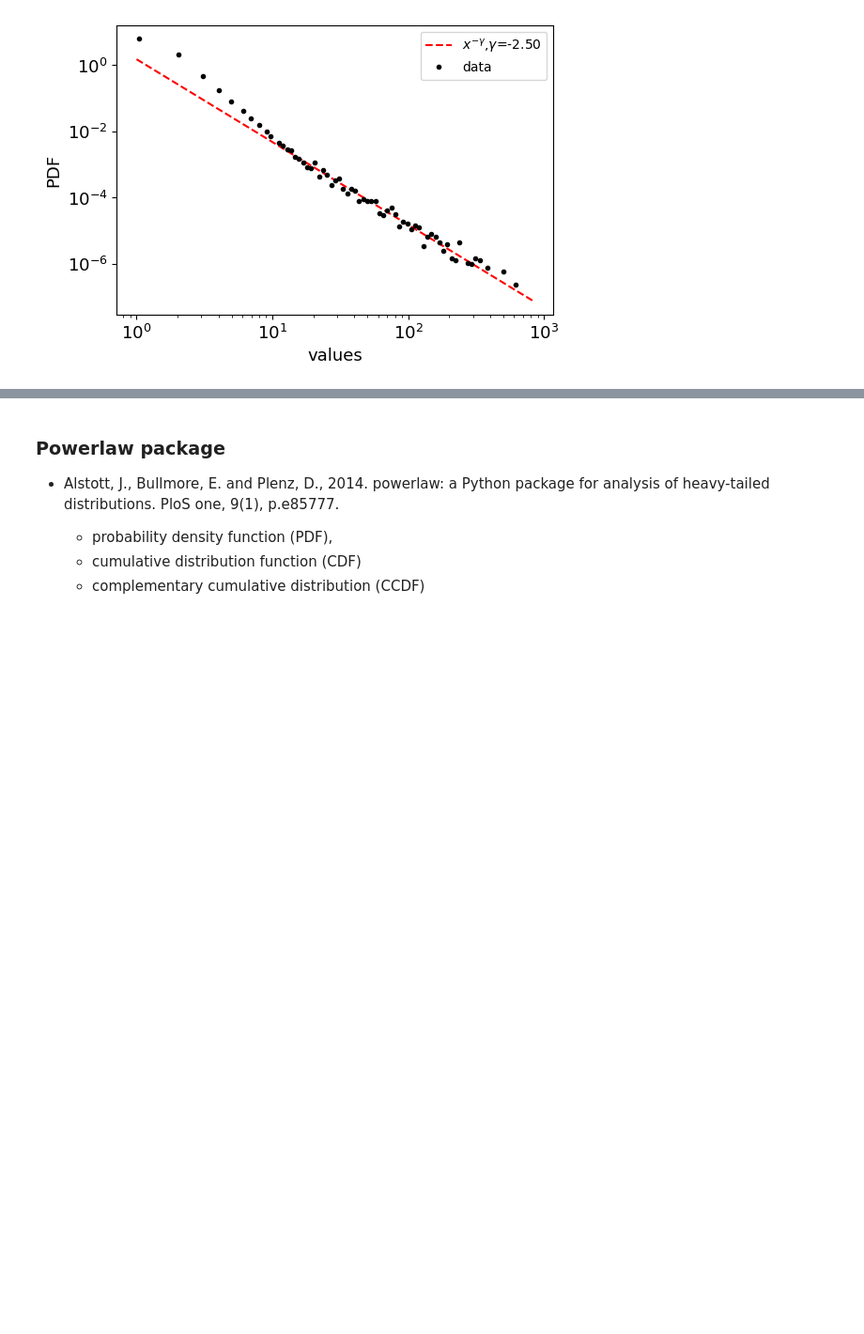
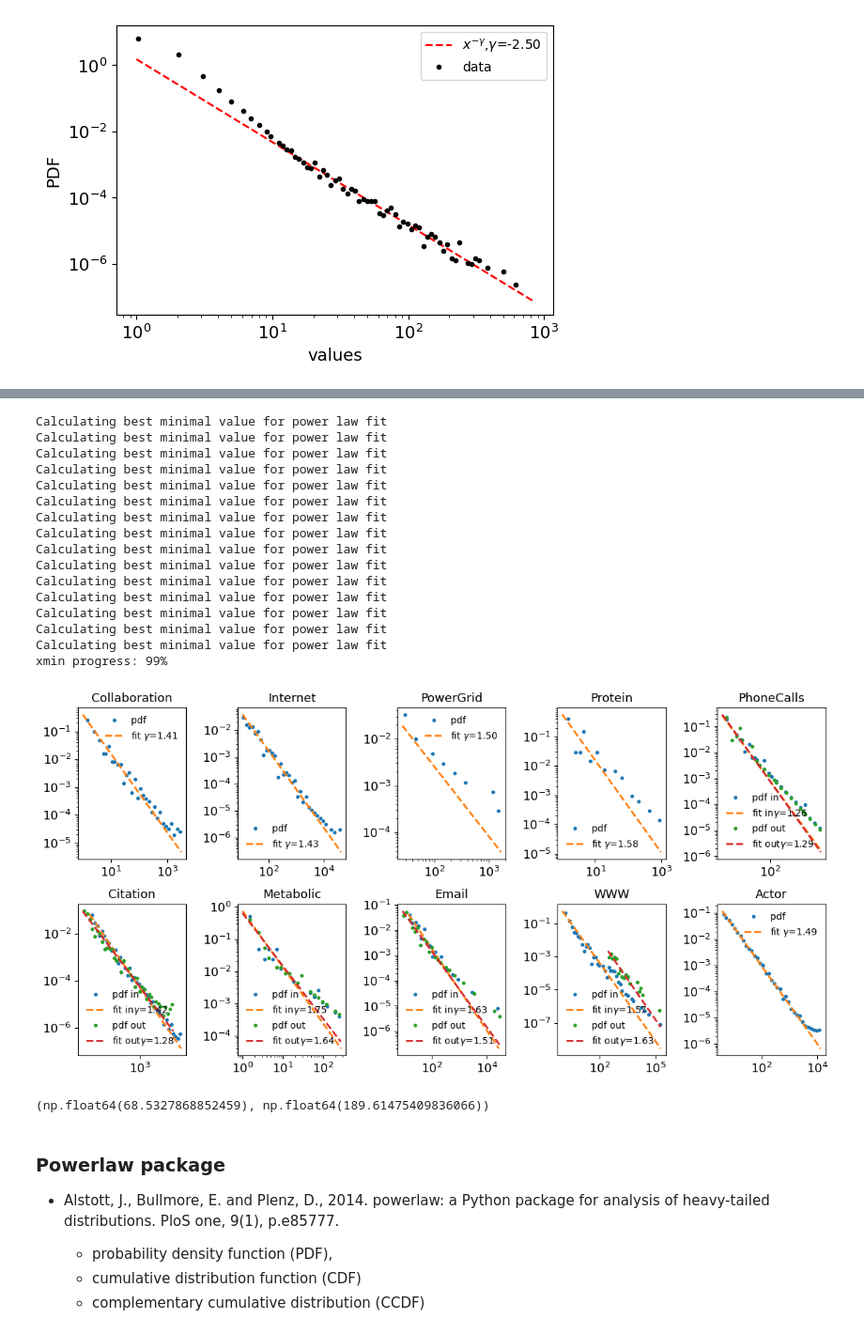
Before and after one commit to Ziaeemehr/netsci, a Jupyter notebook: docs/examples/chap_04.ipynb, the cells around one changed output, grey strips where cells are left out. Shown at 94% size. Saved outputs shown, nothing was run; the diff lists cells and outputs as text; code cells hidden in the pictures; blank space fills up the shorter version.

```diff
--- a/docs/examples/chap_04.ipynb
+++ b/docs/examples/chap_04.ipynb
@@ -221,0 +213,12 @@ plot_distribution(samples, size, gamma, k_min, ax)
+# %%
+import os
+import igraph as ig
+from tqdm import tqdm
+from netsci.utils import list_sample_graphs
+from netsci.utils import get_sample_dataset_path
+from netsci.utils import download_sample_dataset
+from netsci.utils import load_sample_graphi
+
+# download_sample_dataset()
+sample_graph_names = list(list_sample_graphs().keys())
+sample_graph_names
@@ -222,3 +264,53 @@ plot_distribution(samples, size, gamma, k_min, ax)
+# %%
+def fit_powerlaw(k, pk, ax, label=None, label_inout=""):
+
+    fit = powerlaw.Fit(pk)
+    alpha = fit.power_law.alpha
+    sigma = fit.power_law.sigma
+    fit.plot_pdf(lw=2, ax=ax, marker='.', label='pdf ' + label_inout, ls='')
+    fit.power_law.plot_pdf(lw=2, ax=ax, ls='--', label='fit ' + label_inout+ f"$\gamma$={alpha:.2f}" )
+    # ax.text(0.1, 0.1, f"α = {alpha:.2f}, σ = ± {sigma:.2f}", transform=ax.transAxes)
+    ax.set_title(name)
+    ax.legend(frameon=False)
+    return alpha, sigma
+
+fig, ax = plt.subplots(2, 5, figsize=(12, 6))
+ax = ax.ravel()
+counter = 0
+alpha_list = {}
+for name, data in graphs.items():
+    if data['directed']:
+        alpha_in, sigma_in = fit_powerlaw(data['in_k'], data['in_pk'], ax[counter], label=name, label_inout="in")
+        alpha_out, sigma_out = fit_powerlaw(data['out_k'], data['out_pk'], ax[counter], label=name, label_inout="out")
+    else:
+        alpha, sigma = fit_powerlaw(data['k'], data['pk'], ax[counter], label=name)
+    alpha_list[name] = (alpha, sigma)
+    counter += 1
+plt.tight_layout();
+# ax.legend(frameon=False);
+# %% [output]
+Calculating best minimal value for power law fit
+Calculating best minimal value for power law fit
+Calculating best minimal value for power law fit
+Calculating best minimal value for power law fit
+Calculating best minimal value for power law fit
+Calculating best minimal value for power law fit
+Calculating best minimal value for power law fit
+Calculating best minimal value for power law fit
+Calculating best minimal value for power law fit
+Calculating best minimal value for power law fit
+Calculating best minimal value for power law fit
+Calculating best minimal value for power law fit
+Calculating best minimal value for power law fit
+Calculating best minimal value for power law fit
+Calculating best minimal value for power law fit
+xmin progress: 99%
+[figure, added]
+# %%
+# np.mean(graphs['www']['k']), np.mean(graphs['www']['pk'])
+np.mean(graphs['collaboration']['k']), np.mean(graphs['collaboration']['pk'])
+# %% [output]
+(np.float64(68.5327868852459), np.float64(189.61475409836066))
 # %% [markdown]
 ### Powerlaw package
 
```
Also changed, not shown: parts of 12 cells of this notebook, 2 other files.
